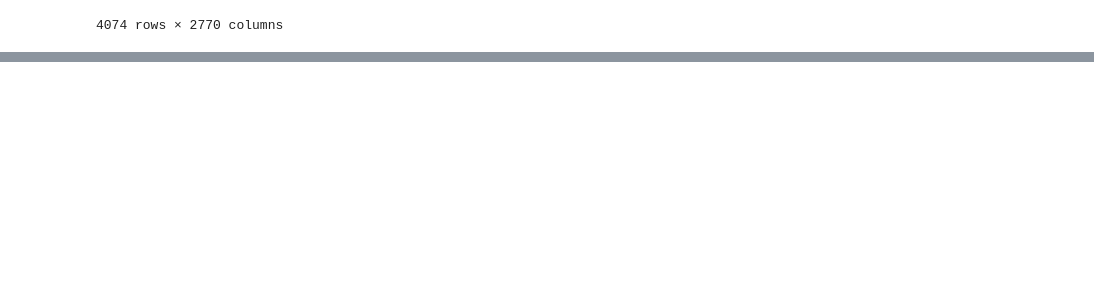
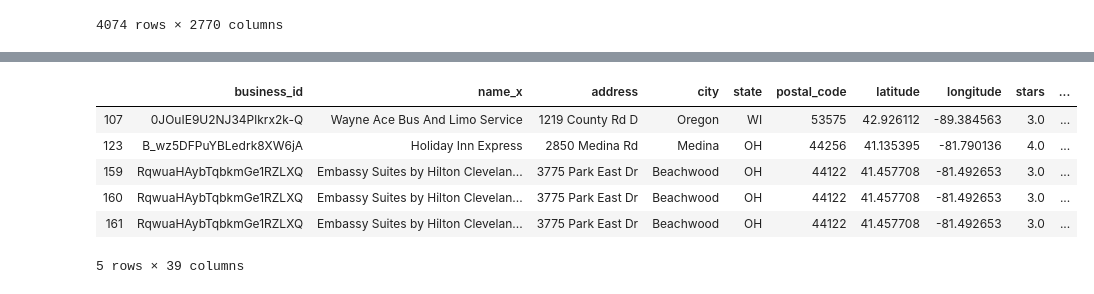
Before and after one commit to cocofreefarm/Module3, a Jupyter notebook: Data/Module 3 Data Cleaning.ipynb, the cells around one changed output, grey strips where cells are left out. Cells and saved outputs as stored; diff of their text form; code cells hidden in the pictures; blank space fills up the shorter version.

```diff
--- a/Data/Module 3 Data Cleaning.ipynb
+++ b/Data/Module 3 Data Cleaning.ipynb
@@ -147,0 +171,12 @@ df.to_csv('df.csv')
+# %%
+tip_index = np.where(tip_business.categories.str.contains('Hotel').values)[0]
+Hotel_tip = tip_business.iloc[tip_index,]
+Hotel_tip.head()
+# %% [output]
+|  | business_id | name_x | address | city | state | postal_code | latitude | longitude | stars | ... |
+| 107 | 0JOuIE9U2NJ34Plkrx2k-Q | Wayne Ace Bus And Limo Service | 1219 County Rd D | Oregon | WI | 53575 | 42.926112 | -89.384563 | 3.0 | ... |
+| 123 | B_wz5DFPuYBLedrk8XW6jA | Holiday Inn Express | 2850 Medina Rd | Medina | OH | 44256 | 41.135395 | -81.790136 | 4.0 | ... |
+| 159 | RqwuaHAybTqbkmGe1RZLXQ | Embassy Suites by Hilton Clevelan... | 3775 Park East Dr | Beachwood | OH | 44122 | 41.457708 | -81.492653 | 3.0 | ... |
+| 160 | RqwuaHAybTqbkmGe1RZLXQ | Embassy Suites by Hilton Clevelan... | 3775 Park East Dr | Beachwood | OH | 44122 | 41.457708 | -81.492653 | 3.0 | ... |
+| 161 | RqwuaHAybTqbkmGe1RZLXQ | Embassy Suites by Hilton Clevelan... | 3775 Park East Dr | Beachwood | OH | 44122 | 41.457708 | -81.492653 | 3.0 | ... |
+5 rows × 39 columns
```
Also changed, not shown: parts of 9 cells of this notebook, 4 other files.
